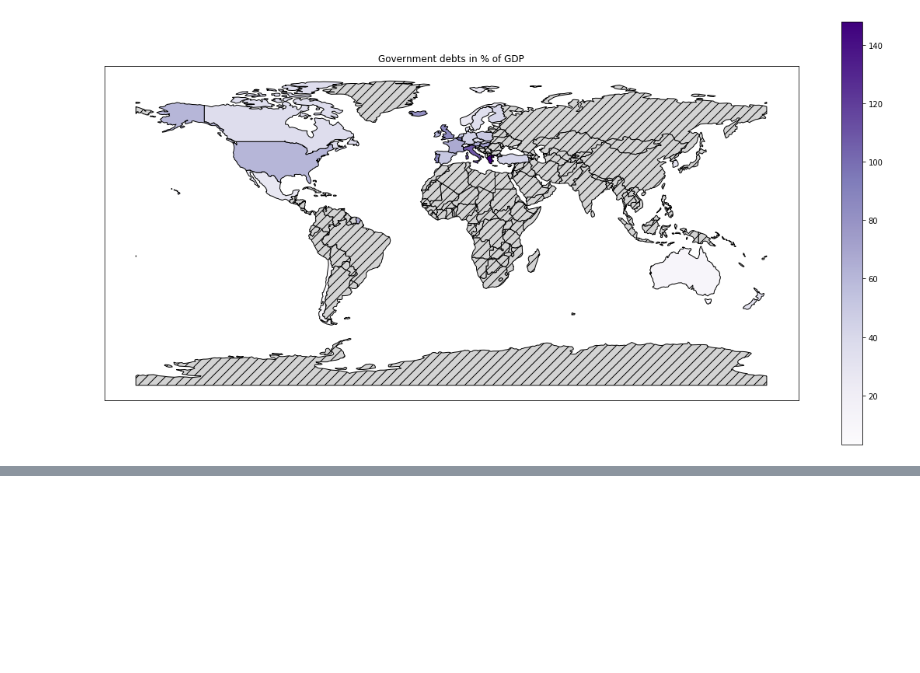
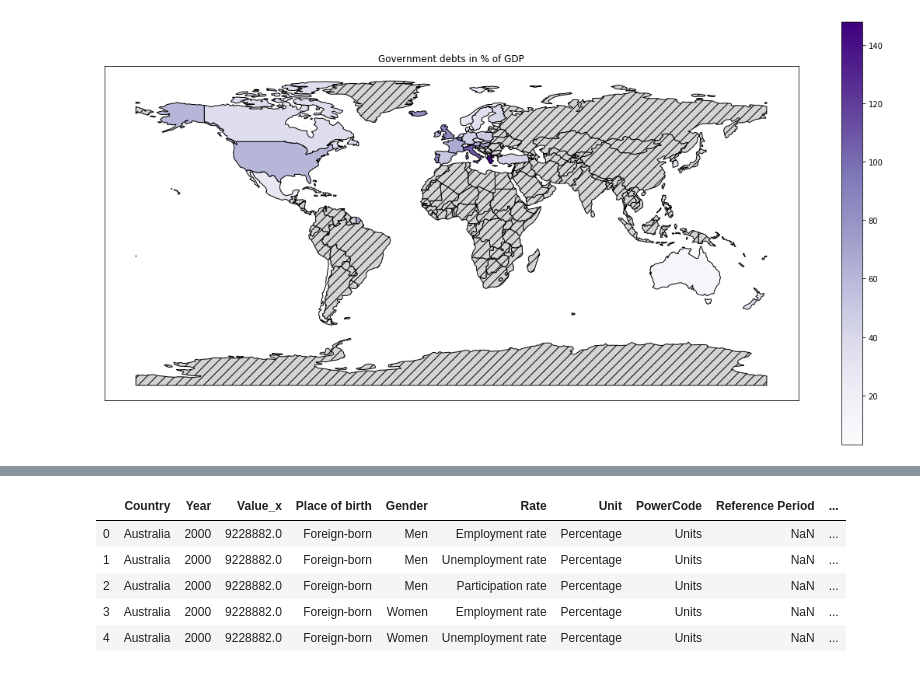
Before and after one commit to nurien2/datacamp_2019, a Jupyter notebook: starting_kit.ipynb, the cells around one changed output, grey strips where cells are left out. Drawn from its saved outputs; the diff is of its cells as text; code cells hidden in the pictures; blank space fills up the shorter version.

```diff
--- a/starting_kit.ipynb
+++ b/starting_kit.ipynb
@@ -763,0 +775,13 @@ ax.set_facecolor('white')
+# %%
+bis  = inflows.groupby(['Country','Year']).agg({'Value':sum})
+# %%
+df = pd.merge(bis, Erates, left_on=['Country','Year'], right_on=['Country','Year'], how='left')
+# %%
+df.head()
+# %% [output]
+|  | Country | Year | Value_x | Place of birth | Gender | Rate | Unit | PowerCode | Reference Period | ... |
+| 0 | Australia | 2000 | 9228882.0 | Foreign-born | Men | Employment rate | Percentage | Units | NaN | ... |
+| 1 | Australia | 2000 | 9228882.0 | Foreign-born | Men | Unemployment rate | Percentage | Units | NaN | ... |
+| 2 | Australia | 2000 | 9228882.0 | Foreign-born | Men | Participation rate | Percentage | Units | NaN | ... |
+| 3 | Australia | 2000 | 9228882.0 | Foreign-born | Women | Employment rate | Percentage | Units | NaN | ... |
+| 4 | Australia | 2000 | 9228882.0 | Foreign-born | Women | Unemployment rate | Percentage | Units | NaN | ... |
```
Also changed, not shown: parts of 2 cells of this notebook.
